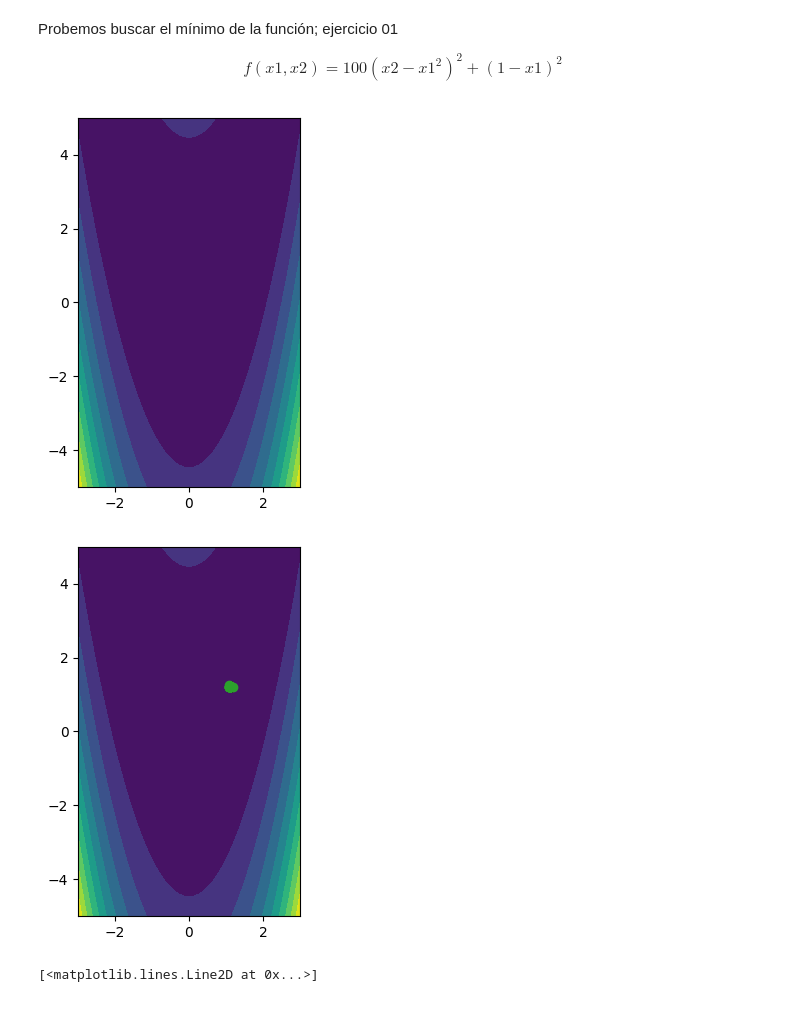
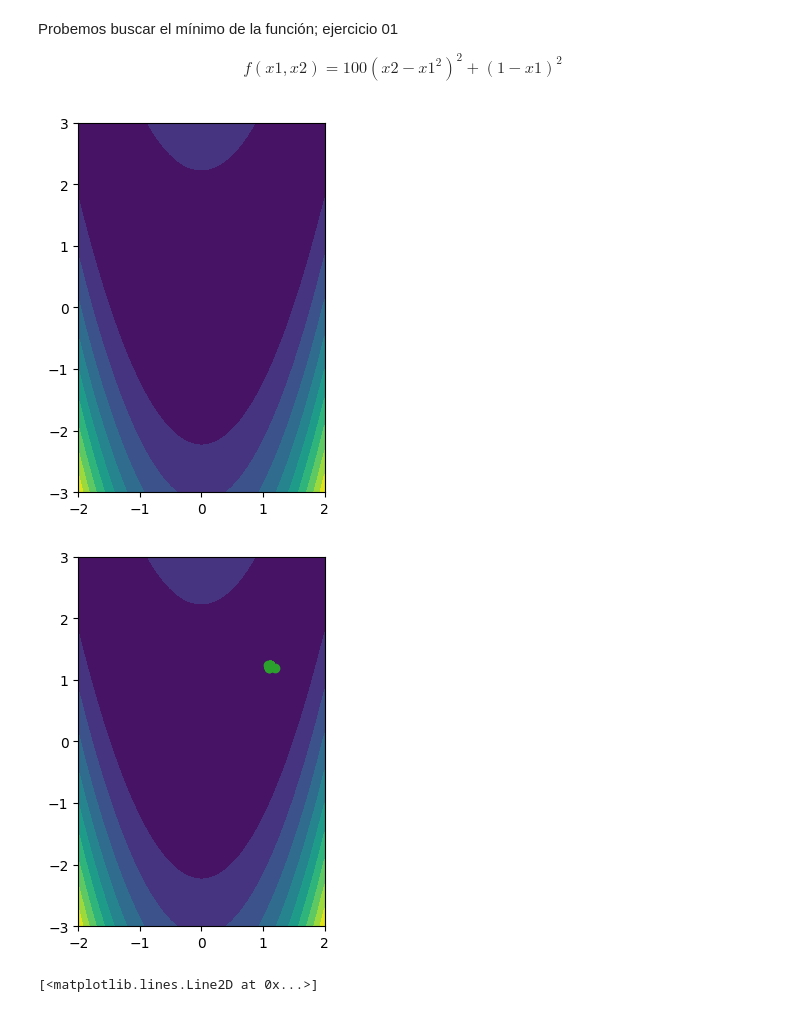
Before and after one commit to fedesanches/master_ia, a Jupyter notebook: matematica_aplicada_y_optimizacion/clase_03/ejercicio_02.ipynb, the cells around one changed output. Drawn from its saved outputs; the diff is of its cells as text; code cells hidden in the pictures.

```diff
--- a/matematica_aplicada_y_optimizacion/clase_03/ejercicio_02.ipynb
+++ b/matematica_aplicada_y_optimizacion/clase_03/ejercicio_02.ipynb
@@ -15,15 +15,15 @@ def test_fn(r):
 def grad(r):
   return [-400 * r[0] * (r[1] - r[0] ** 2) - 2 * (1 - r[0]), 200 * (r[1] - r[0] ** 2)]
 # %%
-xx = np.linspace(-3, 3, num=100)
-yy = np.linspace(-5, 5, num=200)
+xx = np.linspace(-2, 2, num=100)
+yy = np.linspace(-3, 3, num=200)
 X, Y = np.meshgrid(xx, yy, indexing='ij')
 rr = np.array([[(x, y) for x in xx] for y in yy])
 
 contourf(X, Y, test_fn([X, Y]), levels=10)
 gca().set_aspect('equal')
 # %% [output]
-[figure, old version]
+[figure, new version]
 # %%
 # Gradiente descendiente - con step constante
 # Seteamos la cantidad de iteraciones (pasos) a realizar
@@ -93,7 +93,7 @@ contourf(X, Y, test_fn([X, Y]), levels=10)
 plot(xk, yk, color='C2', marker='o')
 gca().set_aspect('equal')
 # %% [output]
-[figure, old version]
+[figure, new version]
 # %%
 plot(xk, marker='.')
 # %% [output]
```
Also changed, not shown: parts of 1 cell of this notebook, 4 other files.
